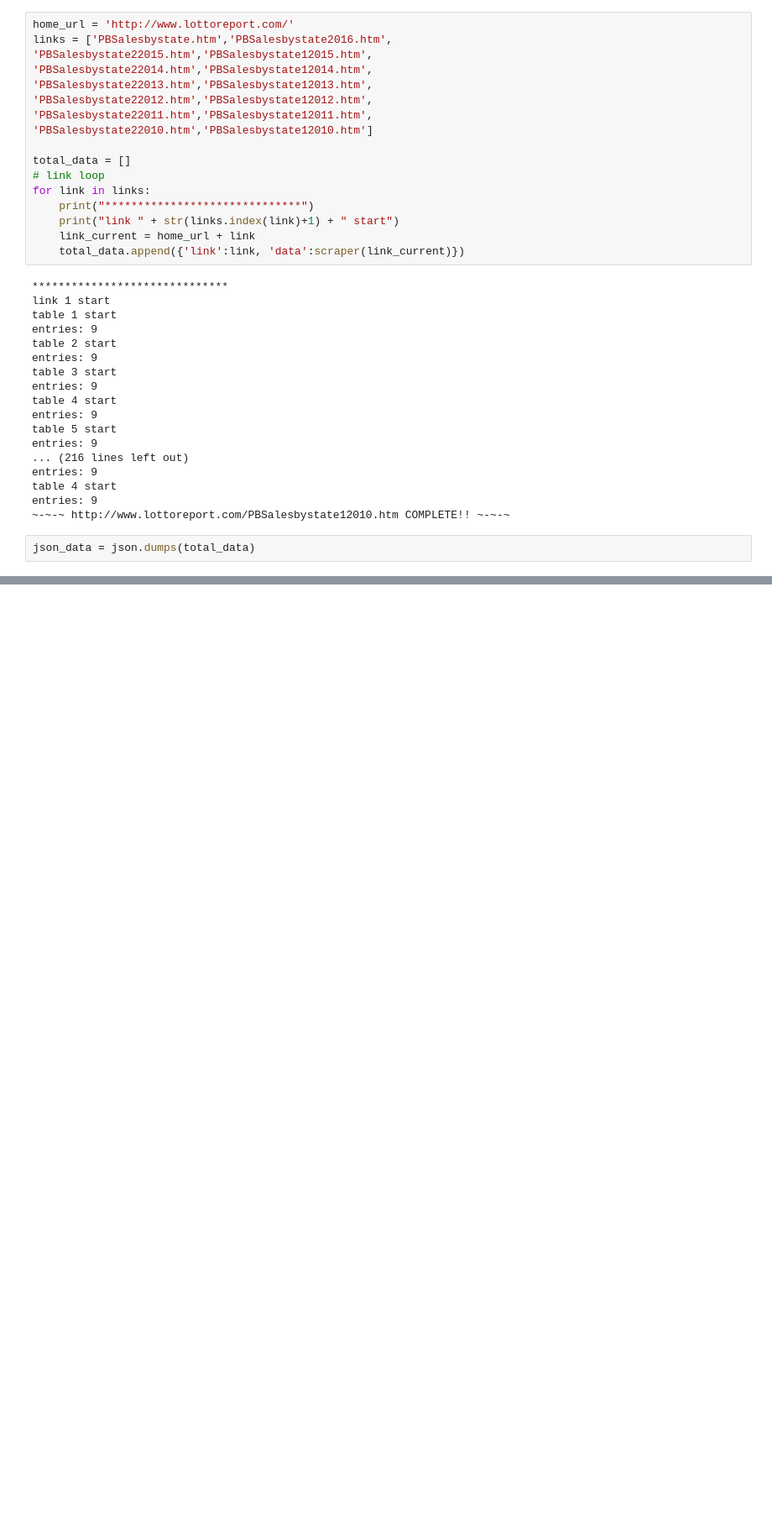
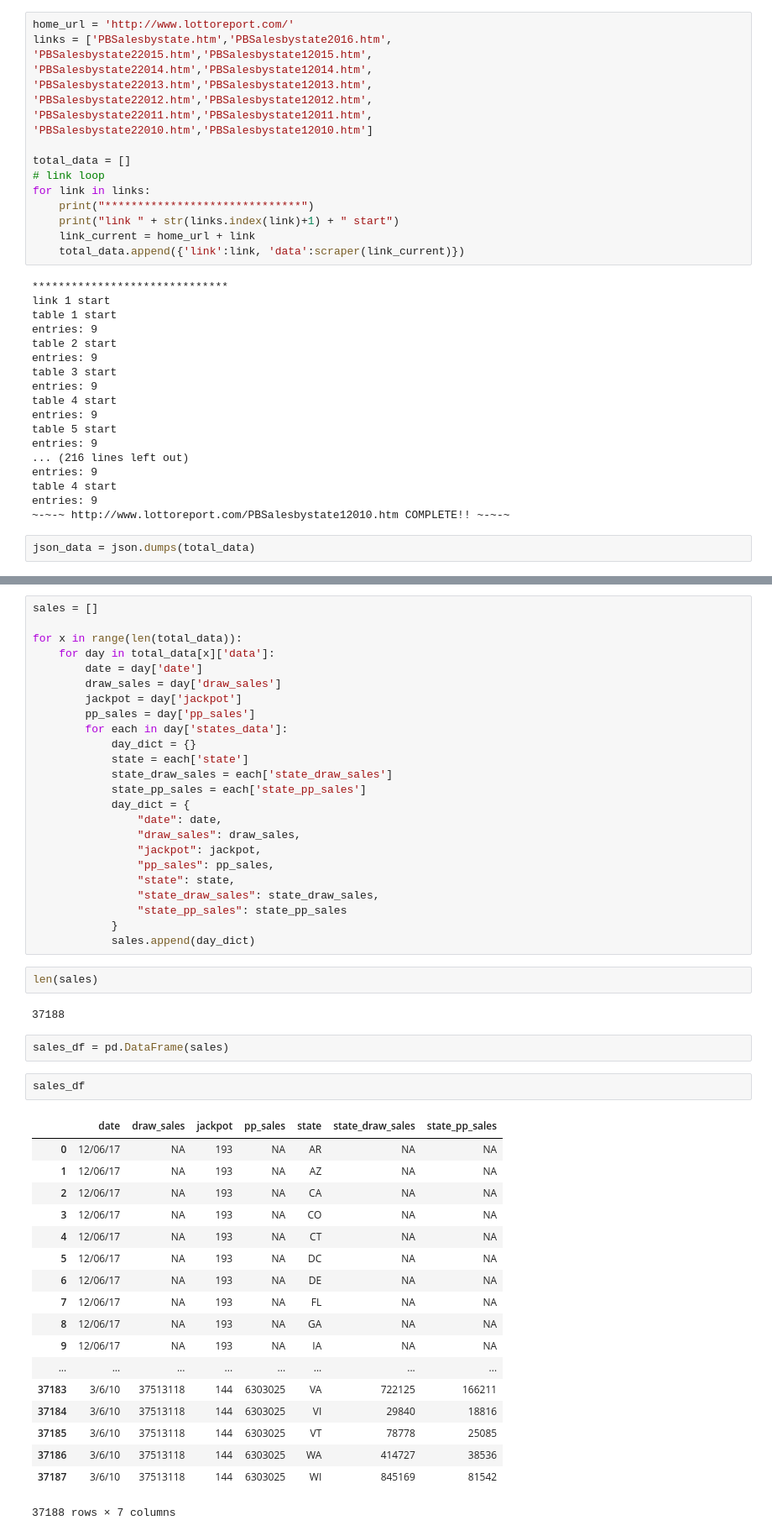
Before and after one commit to racquesta/powerball_viz, a Jupyter notebook: Jamie/12.2_powerball_parser.ipynb, the cells around one changed output, grey strips where cells are left out. Shown at 84% size. Cells and saved outputs as stored; diff of their text form; blank space fills up the shorter version.

Commit message:
adding data csvs and scrape code

```diff
--- a/Jamie/12.2_powerball_parser.ipynb
+++ b/Jamie/12.2_powerball_parser.ipynb
@@ -125,0 +146,51 @@ json_data = json.dumps(total_data)
+# %%
+sales = []
+
+for x in range(len(total_data)):
+    for day in total_data[x]['data']:
+        date = day['date']
+        draw_sales = day['draw_sales']
+        jackpot = day['jackpot']
+        pp_sales = day['pp_sales']
+        for each in day['states_data']:
+            day_dict = {}
+            state = each['state']
+            state_draw_sales = each['state_draw_sales']
+            state_pp_sales = each['state_pp_sales']
+            day_dict = {
+                "date": date,
+                "draw_sales": draw_sales,
+                "jackpot": jackpot,
+                "pp_sales": pp_sales,
+                "state": state,
+                "state_draw_sales": state_draw_sales,
+                "state_pp_sales": state_pp_sales
+            }
+            sales.append(day_dict)
+# %%
+len(sales)
+# %% [output]
+37188
+# %%
+sales_df = pd.DataFrame(sales)
+# %%
+sales_df
+# %% [output]
+|  | date | draw_sales | jackpot | pp_sales | state | state_draw_sales | state_pp_sales |
+| 0 | 12/06/17 | NA | 193 | NA | AR | NA | NA |
+| 1 | 12/06/17 | NA | 193 | NA | AZ | NA | NA |
+| 2 | 12/06/17 | NA | 193 | NA | CA | NA | NA |
+| 3 | 12/06/17 | NA | 193 | NA | CO | NA | NA |
+| 4 | 12/06/17 | NA | 193 | NA | CT | NA | NA |
+| 5 | 12/06/17 | NA | 193 | NA | DC | NA | NA |
+| 6 | 12/06/17 | NA | 193 | NA | DE | NA | NA |
+| 7 | 12/06/17 | NA | 193 | NA | FL | NA | NA |
+| 8 | 12/06/17 | NA | 193 | NA | GA | NA | NA |
+| 9 | 12/06/17 | NA | 193 | NA | IA | NA | NA |
+| ... | ... | ... | ... | ... | ... | ... | ... |
+| 37183 | 3/6/10 | 37513118 | 144 | 6303025 | VA | 722125 | 166211 |
+| 37184 | 3/6/10 | 37513118 | 144 | 6303025 | VI | 29840 | 18816 |
+| 37185 | 3/6/10 | 37513118 | 144 | 6303025 | VT | 78778 | 25085 |
+| 37186 | 3/6/10 | 37513118 | 144 | 6303025 | WA | 414727 | 38536 |
+| 37187 | 3/6/10 | 37513118 | 144 | 6303025 | WI | 845169 | 81542 |
+37188 rows × 7 columns
```
Also changed, not shown: parts of 3 cells of this notebook, 9 other files.
